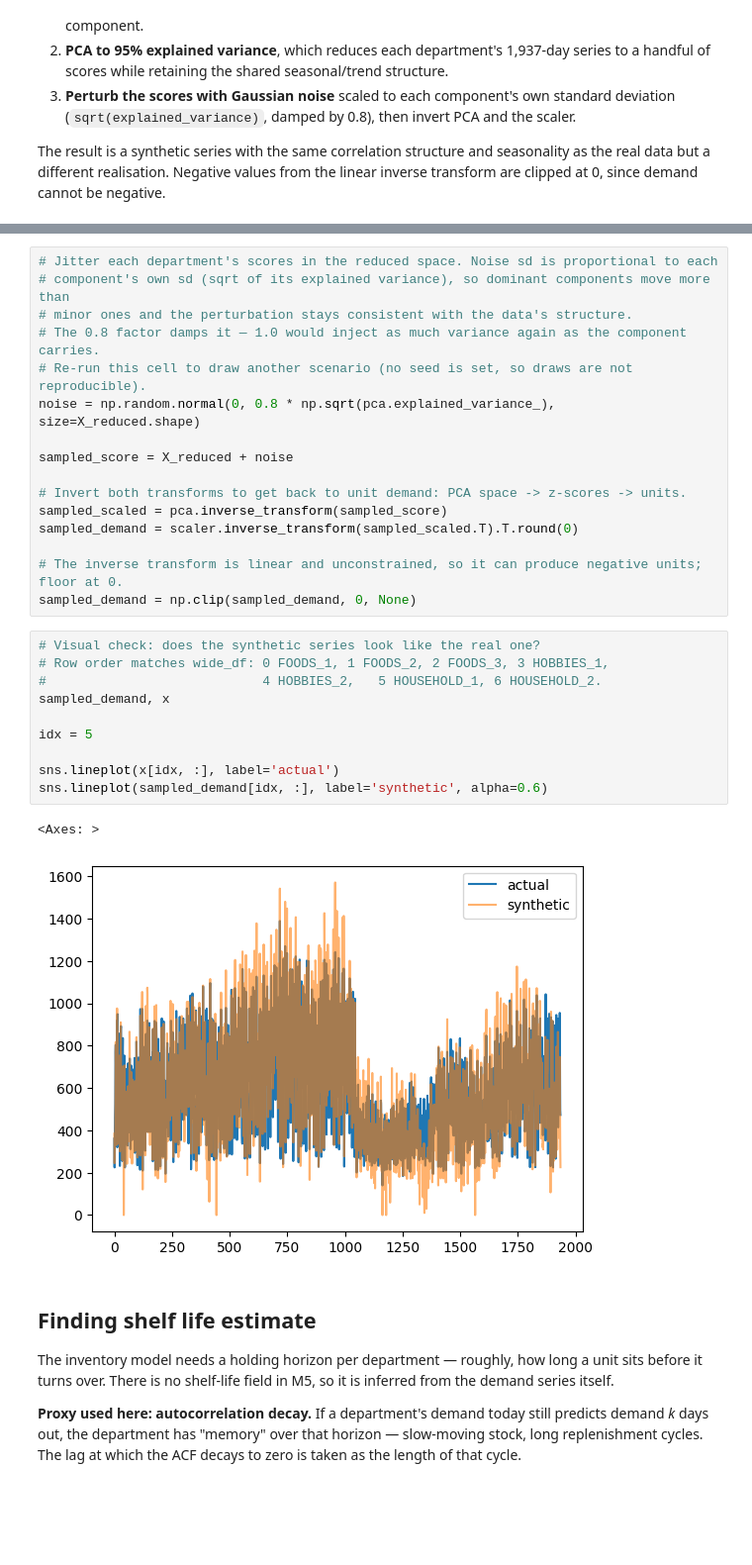
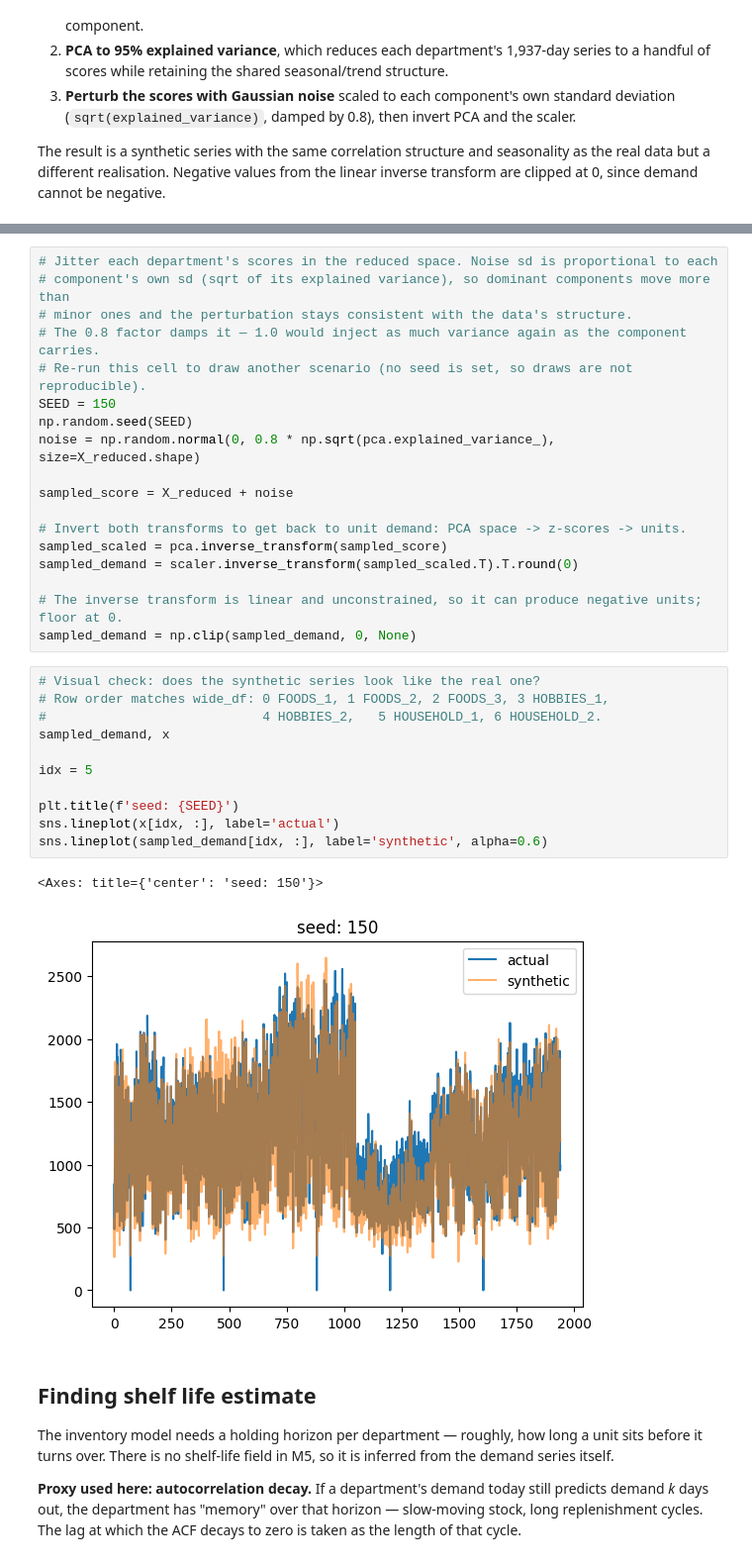
Before and after one commit to peppy-senpai/retail-revenue-management, a Jupyter notebook: code/work/work.ipynb, the cells around one changed output, grey strips where cells are left out. Shown at 99% size. Drawn from its saved outputs; the diff is of its cells as text; blank space fills up the shorter version.

```diff
--- a/code/work/work.ipynb
+++ b/code/work/work.ipynb
@@ -440,6 +441,8 @@ array([[ -0.,  26.,  -4.,  13.,  -6.,  -3.],
 # minor ones and the perturbation stays consistent with the data's structure.
 # The 0.8 factor damps it — 1.0 would inject as much variance again as the component carries.
 # Re-run this cell to draw another scenario (no seed is set, so draws are not reproducible).
+SEED = 150
+np.random.seed(SEED)
 noise = np.random.normal(0, 0.8 * np.sqrt(pca.explained_variance_), size=X_reduced.shape)
 
 sampled_score = X_reduced + noise
@@ -453,16 +456,17 @@ sampled_demand = np.clip(sampled_demand, 0, None)
 # %%
 # Visual check: does the synthetic series look like the real one?
 # Row order matches wide_df: 0 FOODS_1, 1 FOODS_2, 2 FOODS_3, 3 HOBBIES_1,
 #                            4 HOBBIES_2,   5 HOUSEHOLD_1, 6 HOUSEHOLD_2.
 sampled_demand, x
 
 idx = 5
 
+plt.title(f'seed: {SEED}')
 sns.lineplot(x[idx, :], label='actual')
 sns.lineplot(sampled_demand[idx, :], label='synthetic', alpha=0.6)
 # %% [output]
-<Axes: >
+<Axes: title={'center': 'seed: 150'}>
-[figure, old version]
+[figure, new version]
 # %% [markdown]
 ## Finding shelf life estimate
 
```
Also changed, not shown: parts of 5 cells of this notebook, 8 other files.
